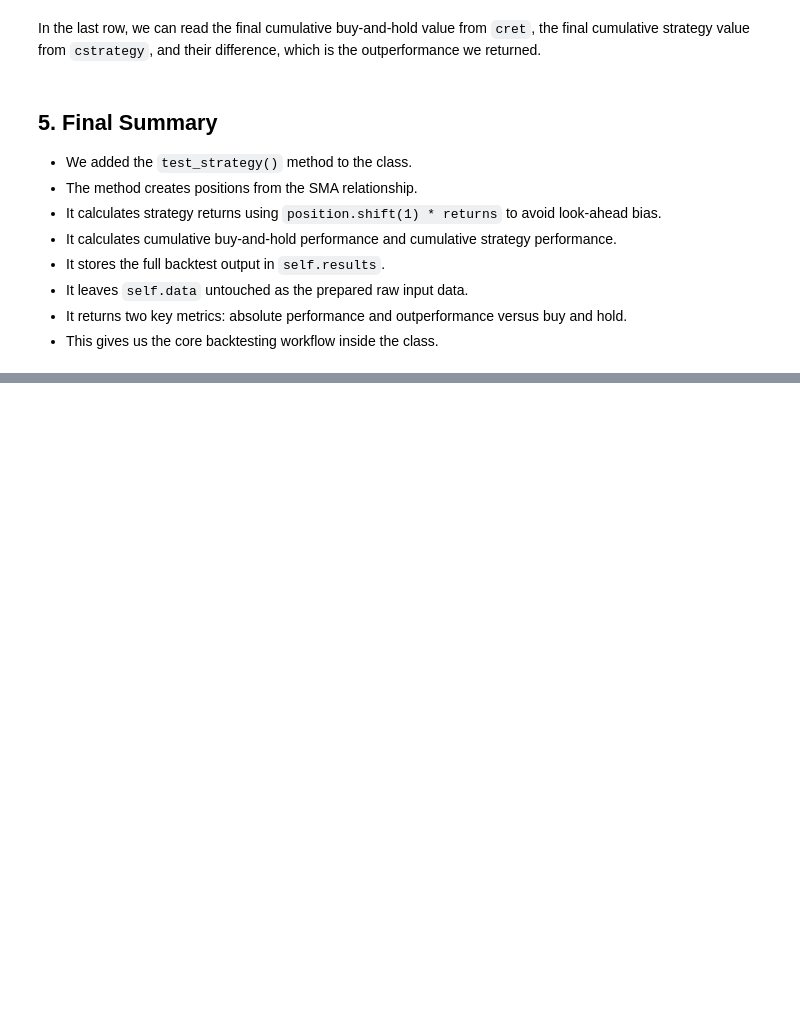
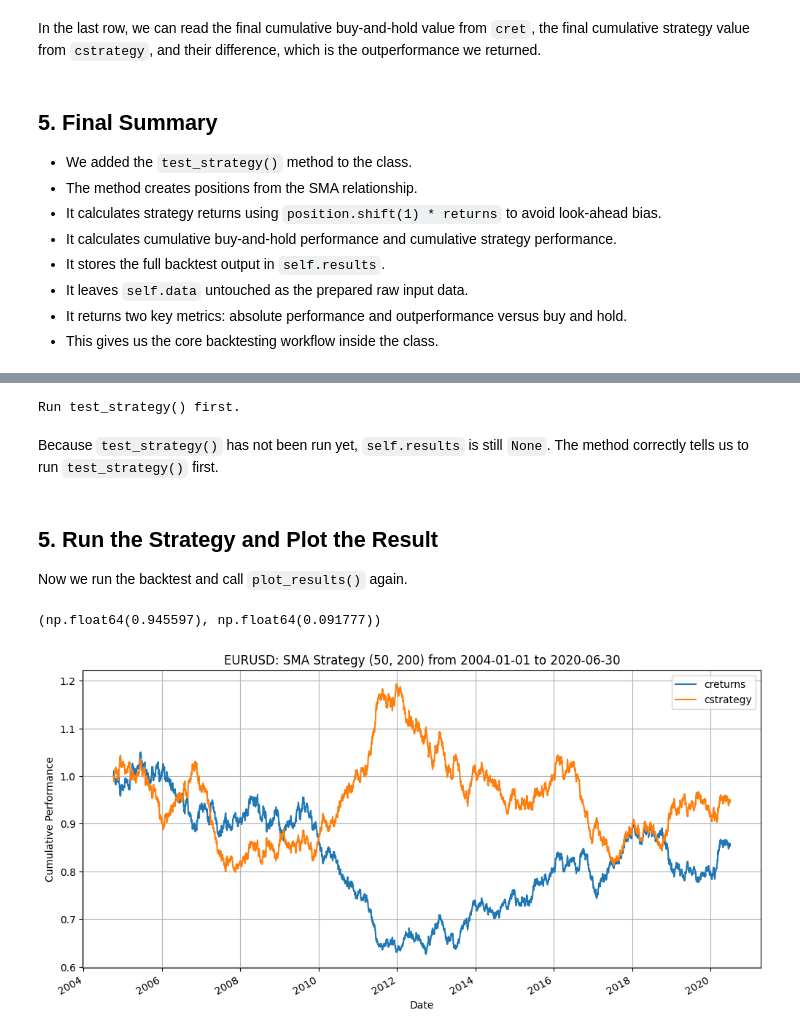
Before and after one commit to seanmayer/algo-trading-broker-testing, a Jupyter notebook: defining-back-testing-strategies/building_using_sma_backtester_class.ipynb, the cells around one changed output, grey strips where cells are left out. Saved outputs shown, nothing was run; the diff lists cells and outputs as text; code cells hidden in the pictures; blank space fills up the shorter version.

```diff
--- a/defining-back-testing-strategies/building_using_sma_backtester_class.ipynb
+++ b/defining-back-testing-strategies/building_using_sma_backtester_class.ipynb
@@ -1393,0 +1605,26 @@ In the last row, we can read the final cumulative buy-and-hold value from `cret`
+# %%
+tester = SMABacktester(
+    symbol="EURUSD",
+    sma_short=50,
+    sma_long=200,
+    start="2004-01-01",
+    end="2020-06-30"
+)
+
+tester.plot_results()
+# %% [output]
+Run test_strategy() first.
+# %% [markdown]
+Because `test_strategy()` has not been run yet, `self.results` is still `None`. The method correctly tells us to run `test_strategy()` first.
+# %% [markdown]
+## 5. Run the Strategy and Plot the Result
+
+Now we run the backtest and call `plot_results()` again.
+# %%
+tester.test_strategy()
+# %% [output]
+(np.float64(0.945597), np.float64(0.091777))
+# %%
+tester.plot_results()
+# %% [output]
+[figure, added]
```
Also changed, not shown: parts of 22 cells of this notebook.
